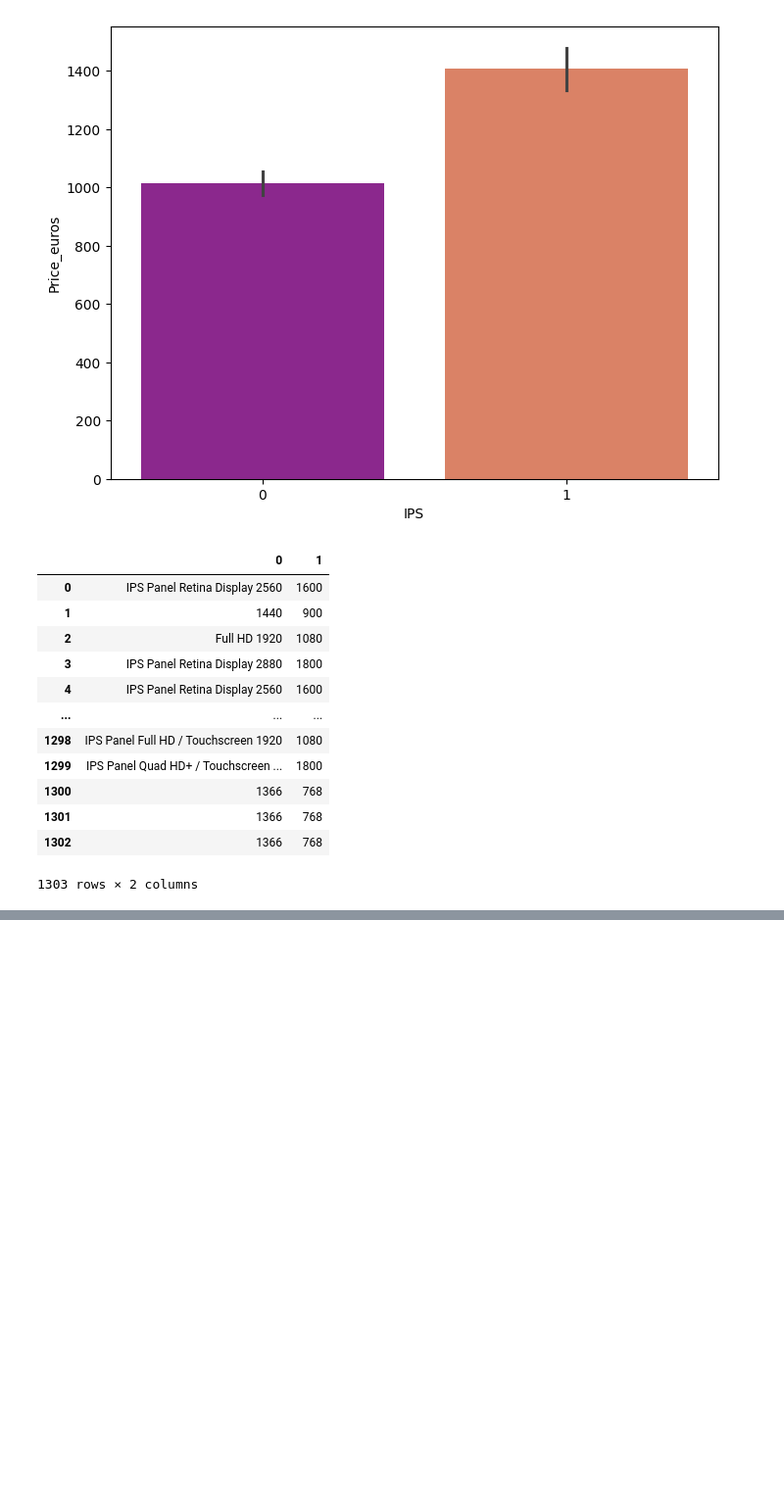
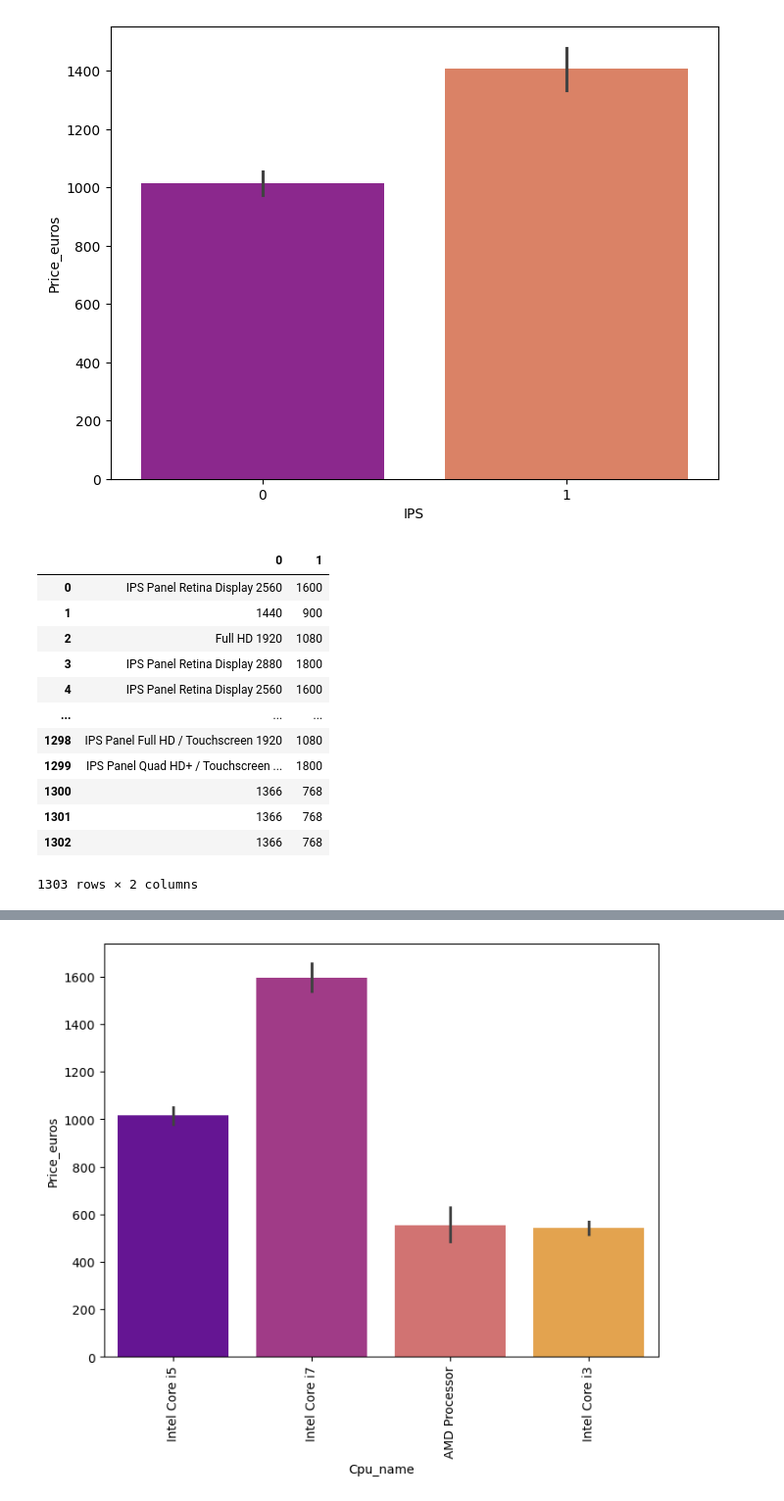
Before and after one commit to AnantVerma-2022/Linear-Regression-Laptop-Price-Predictions, a Jupyter notebook: laptop_price_prediction.ipynb, the cells around one changed output, grey strips where cells are left out. Shown at 98% size. Drawn from its saved outputs; the diff is of its cells as text; code cells hidden in the pictures; blank space fills up the shorter version.

```diff
--- a/laptop_price_prediction.ipynb
+++ b/laptop_price_prediction.ipynb
@@ -561,0 +709,5 @@ dataset.head()
+# %%
+# Create a new column called PPI
+
+dataset['PPI'] = (np.round((dataset['X_res']**2 + dataset['Y_res']**2)**(1/2))/dataset['Inches']).astype('float')
+dataset.head()
@@ -561,0 +835,9 @@ dataset.head()
+# %%
+# Inflation with respect to cpu type
+
+plt.figure(figsize = (8,6))
+sns.barplot(data = dataset, x = dataset['Cpu_name'], y = dataset['Price_euros'], palette='plasma')
+plt.xticks(rotation = 'vertical')
+plt.show()
+# %% [output]
+[figure, added]
```
Also changed, not shown: parts of 22 cells of this notebook.
